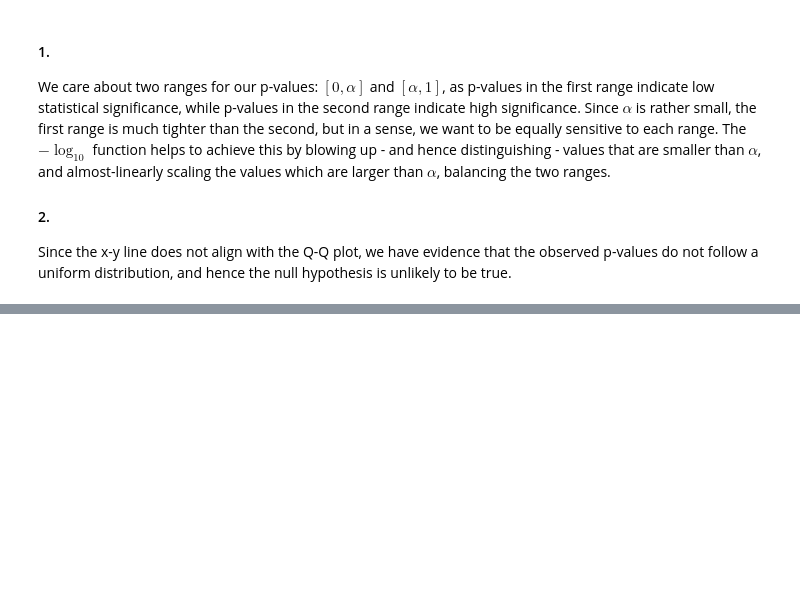
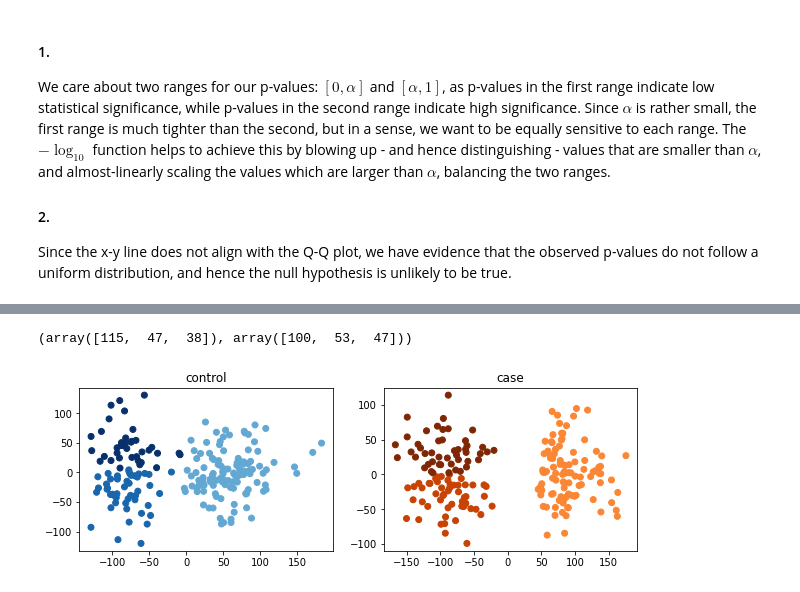
Before and after one commit to ArchieGertsman/ECE471-MP2, a Jupyter notebook: answers.ipynb, the cells around one changed output, grey strips where cells are left out. Cells and saved outputs as stored; diff of their text form; code cells hidden in the pictures; blank space fills up the shorter version.

```diff
--- a/answers.ipynb
+++ b/answers.ipynb
@@ -524,0 +634,14 @@ Since the x-y line does not align with the Q-Q plot, we have evidence that the o
+# %%
+'''2D, 3 clusters, k-means'''
+fig, axs = plt.subplots(ncols=2, figsize=(10,3))
+
+control_labels = plot(2, 3, axs[0], df_abundance_control, matplotlib.cm.Blues(np.linspace(0,1,20)), 'kmeans', 'control')
+case_labels = plot(2, 3, axs[1], df_abundance_case, matplotlib.cm.Oranges(np.linspace(0,1,20)), 'kmeans', 'case')
+ax.legend(['control', 'case'])
+
+_, control_cluster_counts = np.unique(control_labels, return_counts=True)
+_, case_cluster_counts = np.unique(case_labels, return_counts=True)
+control_cluster_counts, case_cluster_counts
+# %% [output]
+(array([115,  47,  38]), array([100,  53,  47]))
+[figure, added]
```
Also changed, not shown: parts of 27 cells of this notebook.
